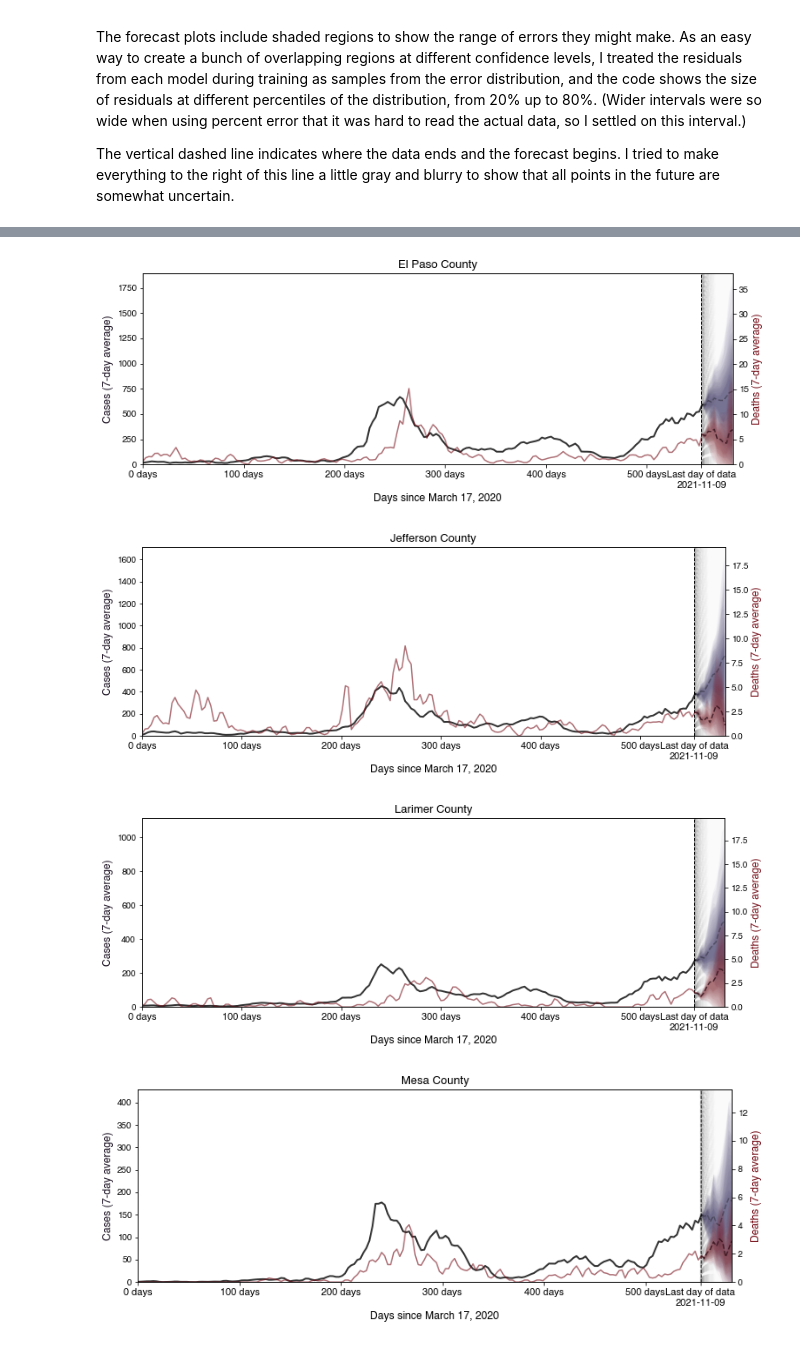
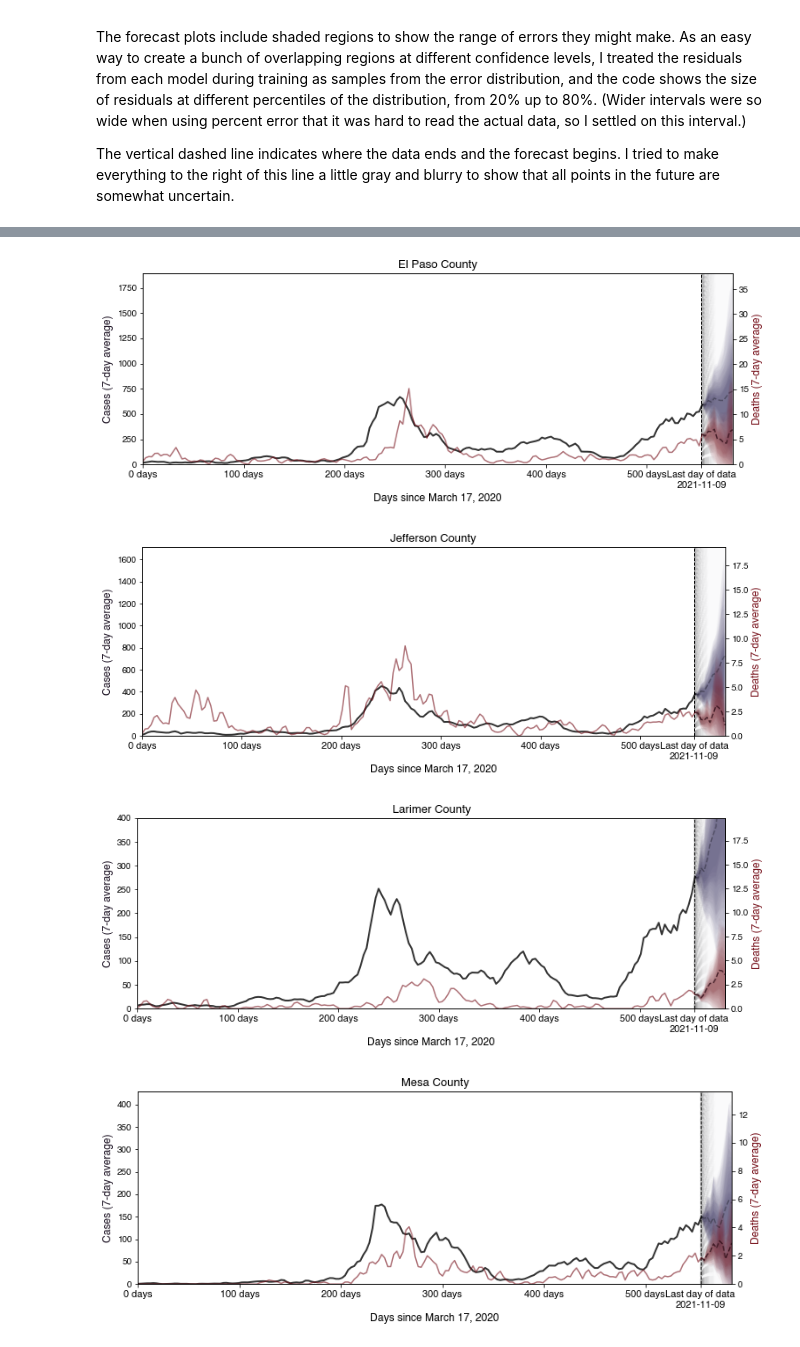
Before and after one commit to michaeljpaul/cocovid, a Jupyter notebook: cocovid.ipynb, the cells around one changed output, grey strips where cells are left out. Drawn from its saved outputs; the diff is of its cells as text; code cells hidden in the pictures.

```diff
--- a/cocovid.ipynb
+++ b/cocovid.ipynb
@@ -763,7 +763,7 @@ for county in sorted(counties):
     ax1.set_xlim([0, Nx])
     ax2.set_ylim([0, ymax])
 
-    if county == 'Boulder' and ymax > 400: # error bars are too large; restrict y range
+    if county in ['Boulder', 'Larimer'] and ax1.get_ylim()[1] > 400: # error bars are too large; restrict y range
         ax1.set_ylim(top=400)
 
     plt.title('%s County' % county, size=13)
@@ -776,8 +776,8 @@ for county in sorted(counties):
 [figure]
 [figure]
 [figure]
 [figure]
-[figure, old version]
+[figure, new version]
 [figure]
 [figure]
 [figure]
```
Also changed, not shown: parts of 2 cells of this notebook, 1 other file.
